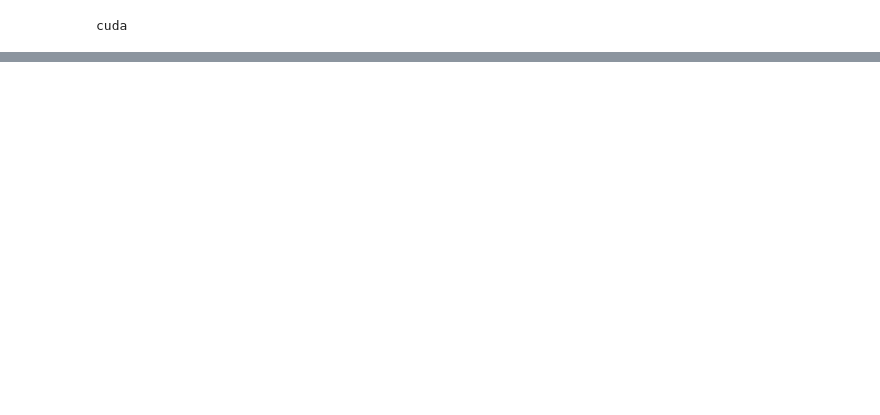
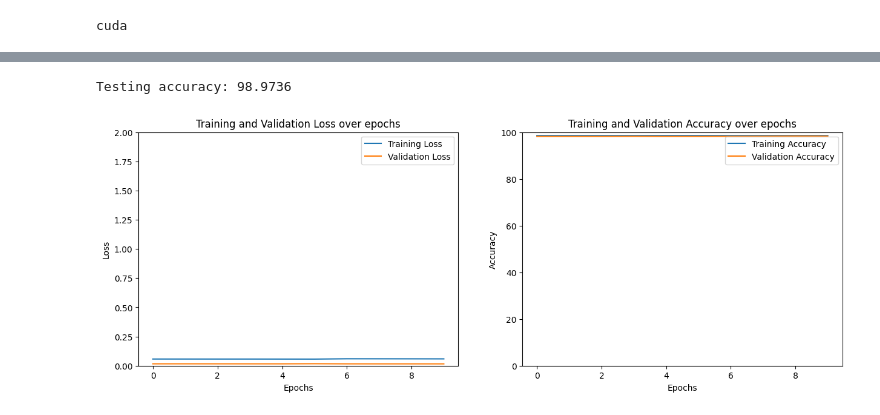
Before and after one commit to Dev-jalexx/Pytorch, a Jupyter notebook: ImageClassification.ipynb, the cells around one changed output, grey strips where cells are left out. Drawn from its saved outputs; the diff is of its cells as text; code cells hidden in the pictures; blank space fills up the shorter version.

```diff
--- a/ImageClassification.ipynb
+++ b/ImageClassification.ipynb
@@ -26,3 +22,5 @@ device = 'cuda' if torch.cuda.is_available() else 'cpu'
 print(device)
 # %% [output]
 cuda
+# %%
+data_df = pd.read_csv("/content/rice-type-classification/riceClassification.csv")
@@ -28,0 +140,6 @@ cuda
+# %%
+for x, y in training_dataloader:
+  print(x)
+  print("======")
+  print(y)
+  break
@@ -28,0 +164,14 @@ cuda
+# %%
+hidden_neurons = 10
+class myModel(nn.Module):
+  def __init__(self):
+    super(myModel, self).__init__()
+    self.input_layer = nn.Linear(X.shape[1], hidden_neurons)
+    self.linear = nn.Linear(hidden_neurons, 1)
+    self.Sigmoid = nn.Sigmoid() # defines the activation function used on the final output to squash the raw scores (logits) into a probability (a value between 0 and 1).
+  def forward(self, x):
+    x = self.input_layer(x)
+    x = self.linear(x)
+    x = self.Sigmoid(x)
+    return x
+model =  myModel().to(device)
@@ -28,0 +197,3 @@ cuda
+# %%
+criterion = nn.BCELoss()
+optimizer =  Adam(model.parameters(), lr = 1e-3)
@@ -28,0 +267,40 @@ cuda
+# %%
+with torch.no_grad():
+  total_loss_test = 0
+  total_acc_test = 0
+
+  for data in testing_dataloader:
+    inputs, labels = data
+
+    prediction = model(inputs).squeeze(1)
+    batch_loss = criterion(prediction, labels).item()
+    total_loss_test += batch_loss
+
+    acc = ((prediction).round() == labels).sum().item()
+    total_acc_test += acc
+
+print(f'''Testing accuracy: {round(total_acc_test/testing_data.__len__() * 100, 4)}''')
+# %% [output]
+Testing accuracy: 98.9736
+# %%
+fig, axs = plt.subplots(nrows = 1, ncols = 2, figsize = (15,5))
+
+axs[0].plot(total_loss_train_plot, label = 'Training Loss')
+axs[0].plot(total_loss_validation_plot, label = 'Validation Loss')
+axs[0].set_title("Training and Validation Loss over epochs")
+axs[0].set_xlabel('Epochs')
+axs[0].set_ylabel('Loss')
+axs[0].set_ylim([0,2])
+axs[0].legend()
+
+axs[1].plot(total_acc_train_plot, label = 'Training Accuracy')
+axs[1].plot(total_acc_validation_plot, label = 'Validation Accuracy')
+axs[1].set_title("Training and Validation Accuracy over epochs")
+axs[1].set_xlabel('Epochs')
+axs[1].set_ylabel('Accuracy')
+axs[1].set_ylim([0,100])
+axs[1].legend()
+
+plt.show()
+# %% [output]
+[figure, added]
```
Also changed, not shown: parts of 19 cells of this notebook.
